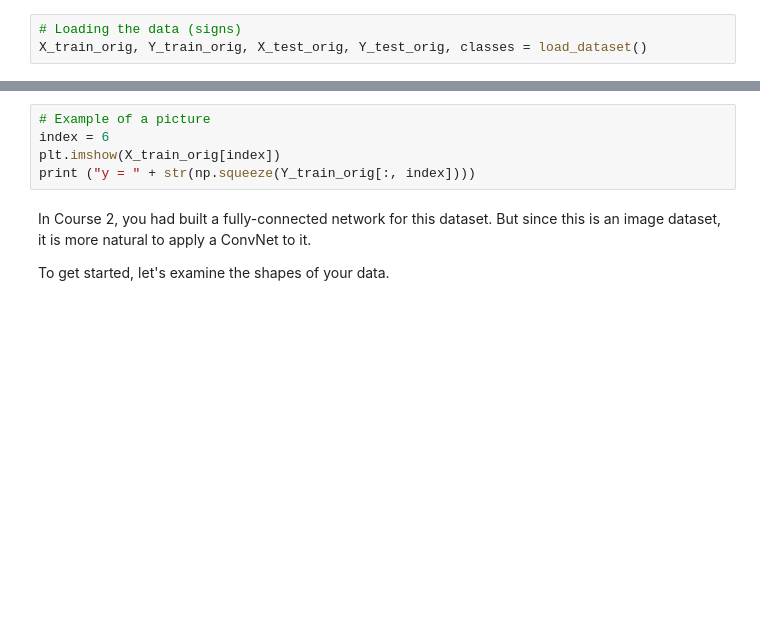
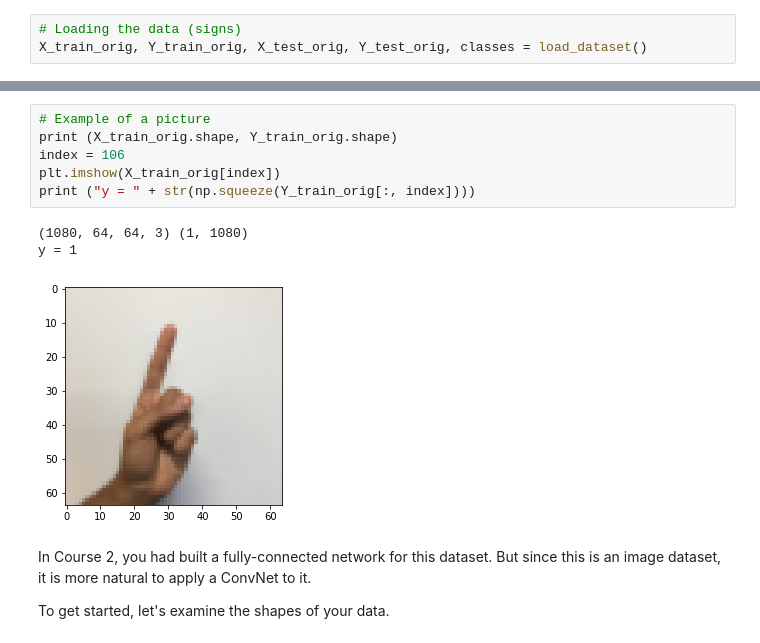
Before and after one commit to adminsolvve/ml_course, a Jupyter notebook: cnn/CNN_application.ipynb, the cells around one changed output, grey strips where cells are left out. Saved outputs shown, nothing was run; the diff lists cells and outputs as text; blank space fills up the shorter version.

```diff
--- a/cnn/CNN_application.ipynb
+++ b/cnn/CNN_application.ipynb
@@ -44,9 +44,14 @@ As a reminder, the SIGNS dataset is a collection of 6 signs representing numbers
 The next cell will show you an example of a labelled image in the dataset. Feel free to change the value of `index` below and re-run to see different examples.
 # %%
 # Example of a picture
-index = 6
+print (X_train_orig.shape, Y_train_orig.shape)
+index = 106
 plt.imshow(X_train_orig[index])
 print ("y = " + str(np.squeeze(Y_train_orig[:, index])))
+# %% [output]
+(1080, 64, 64, 3) (1, 1080)
+y = 1
+[figure, added]
 # %% [markdown]
 In Course 2, you had built a fully-connected network for this dataset. But since this is an image dataset, it is more natural to apply a ConvNet to it.
 
```
Also changed, not shown: parts of 12 cells of this notebook, 1 other file.
